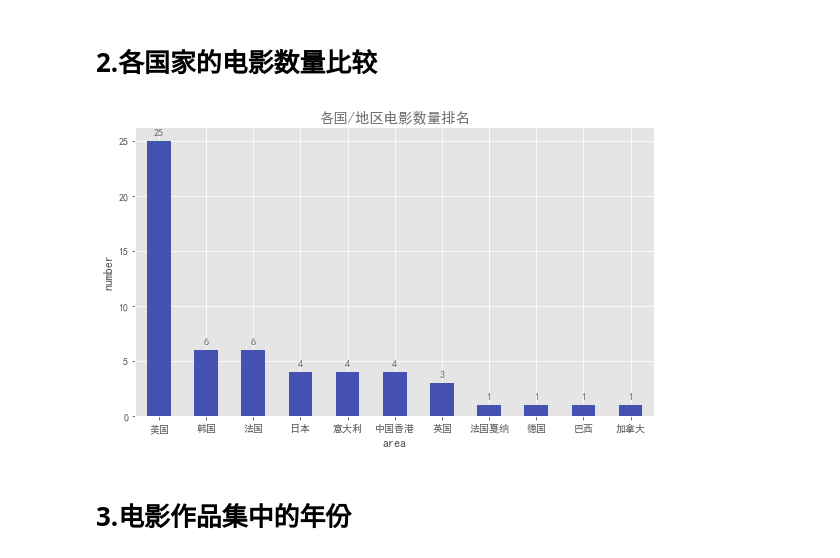
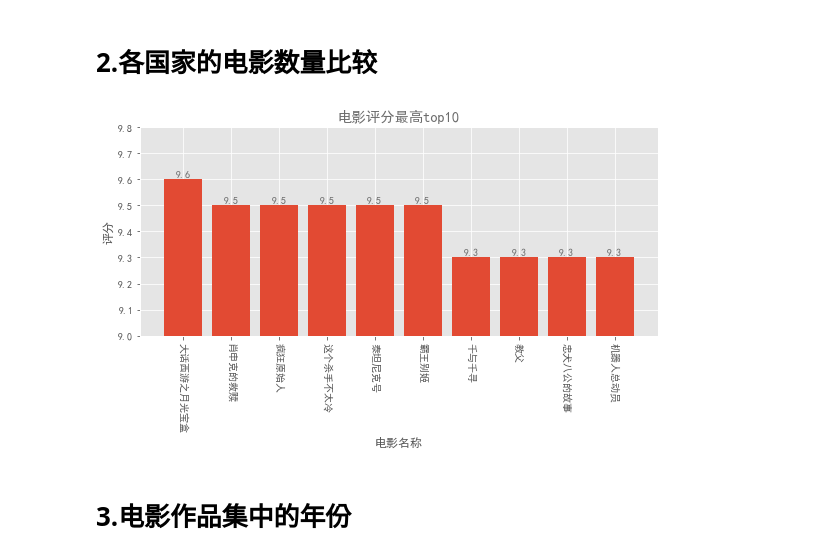
Before and after one commit to AlfredZKY/spider, a Jupyter notebook: top100/top可视化.ipynb, the cells around one changed output. Cells and saved outputs as stored; diff of their text form; code cells hidden in the pictures.

```diff
--- a/top100/top可视化.ipynb
+++ b/top100/top可视化.ipynb
@@ -69,52 +57,64 @@ plt.show()
 # %% [markdown]
 # 2.各国家的电影数量比较
 # %%
-# 设置图片大小
-fig = plt.figure(figsize=(8, 5))
-
 # 设置绘图风格，默认风格比较难看
 plt.style.use('ggplot')
 
 # 改变配置
 plt.rcParams['font.sans-serif'] = ['SimHei']  #用来正常显示中文标签
 plt.rcParams['axes.unicode_minus'] = False  #用来正常显示负号
 
+# 设置图片大小
+fig = plt.figure(figsize=(8, 5))
+
 # 设置图表title、text标注的颜色
 colors1 = '#6D6D6D'
 
 # 设置表头
 columns = ['index', 'thumb', 'name', 'star', 'time', 'area', 'score']
 
-df = pd.read_csv('top100.csv',
+# 打开表格 将索引设为index
+df = pd.read_csv('./top100/data/猫眼top100.csv',
                  encoding='utf-8',
                  header=None,
                  names=columns,
                  index_col='index')
-area_count = df.groupby(by='area').area.count().sort_values(ascending=False)
+# 按得分进行降序
+df_score = df.sort_values('score', ascending=False)
 
-# 绘图方法1
-area_count.plot.bar(color='#4652B1')
-pl.xticks(rotation=0)  # x轴名称太长，重叠，旋转为纵向
+# x轴坐标
+name1 = df_score.name[:10]
 
-# 绘制方法2
-# plt.bar(range(11),area_count.values,tick_label=area_count.index,color='#4652B1')
+# y轴坐标
+score1 = df_score.score[:10]
 
-# 添加文字标注
-for x, y in enumerate(list(area_count.values)):
-    # print(x,y)
-    plt.text(x, y + 0.5, '%s' % round(y, 1), ha='center', color=colors1)
+# 绘制条形图 用range() 能保证x轴的正确顺序
+plt.bar(range(10), score1, tick_label=name1)
 
-# 设置标题，x,y轴的标签
-plt.title("各国/地区电影数量排名", color=colors1)
+# 设置y轴的范围
+plt.ylim(9, 9.8)
 
-plt.xlabel("area")
-plt.ylabel("number")
+# 设置标题
+plt.title('电影评分最高top10', color=colors1)
 
+# 设置x,y轴标题
+plt.xlabel('电影名称')
+plt.ylabel('评分')
+
+# 为每个条形图添加数值标签
+for x, y in enumerate(list(score1)):
+    #     print(x,y)
+    plt.text(x, y + 0.01, '%s' % round(y, 1), ha='center', color=colors1)
+
+# x轴名称太长发生重叠，旋转为纵向显示
+plt.xticks(rotation=270)
+
+# 自动控制空白边缘，已全部显示x轴名称
 plt.tight_layout()
 
 plt.show()
 # %% [output]
-[figure, old version]
+[figure, new version]
 # %% [markdown]
 # 3.电影作品集中的年份
 # %%
```
Also changed, not shown: parts of 5 cells of this notebook.
